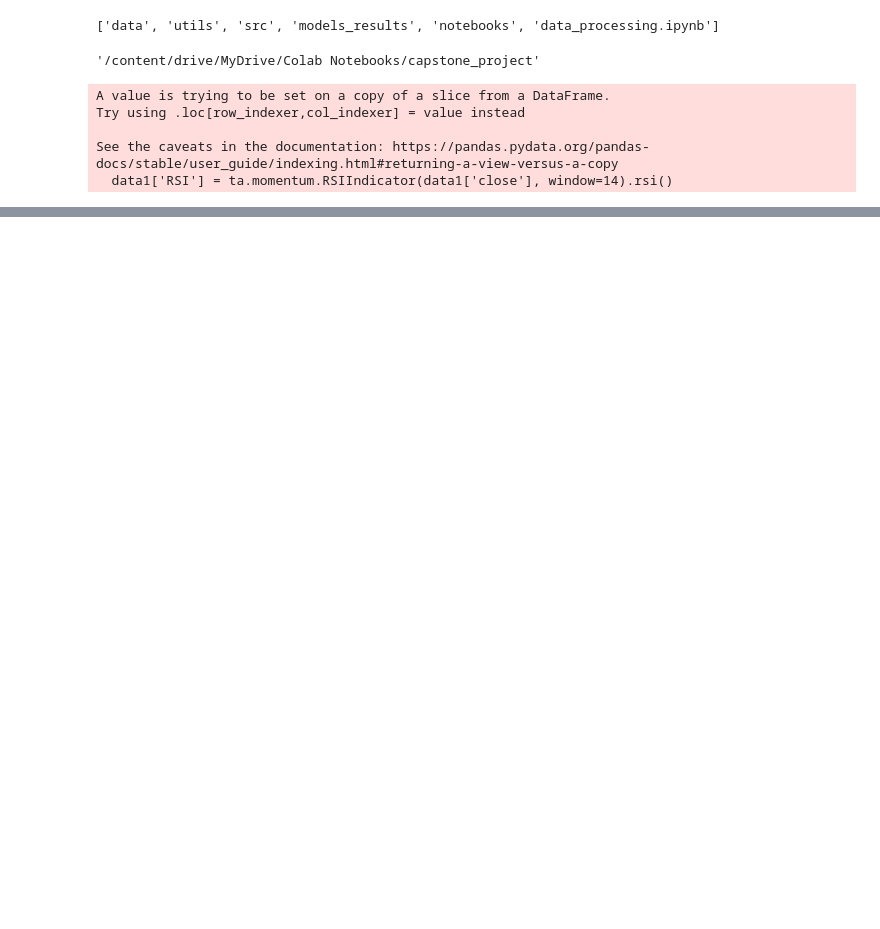
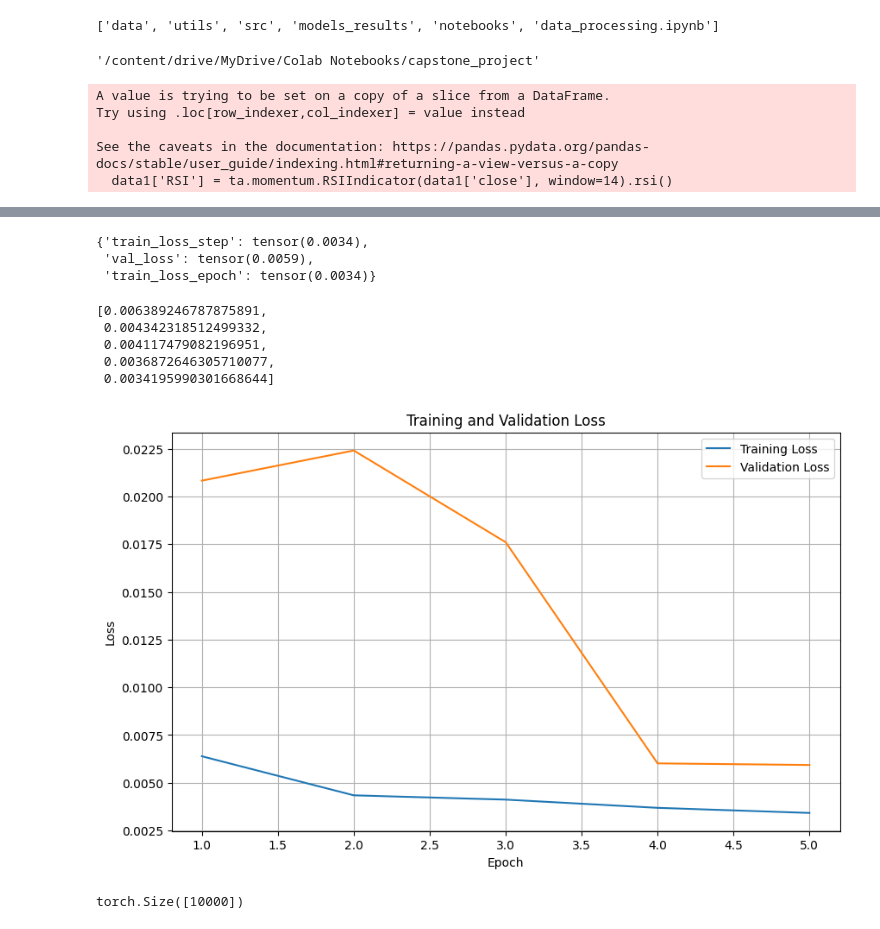
Before and after one commit to manikBS/omscs-capstone, a Jupyter notebook: yash_tft_1.ipynb, the cells around one changed output, grey strips where cells are left out. Drawn from its saved outputs; the diff is of its cells as text; code cells hidden in the pictures; blank space fills up the shorter version.

Commit message:
adding training and validation loss chart

```diff
--- a/yash_tft_1.ipynb
+++ b/yash_tft_1.ipynb
@@ -122,7 +104,7 @@ data1.dropna(axis=0, how='any', inplace=True)
 # add index column
 data1["time_idx"] = data1.index
 
-df = data1[:9000]
+df = data1[:10000]
 # %% [output]
 A value is trying to be set on a copy of a slice from a DataFrame.
 Try using .loc[row_indexer,col_indexer] = value instead
@@ -254,0 +258,34 @@ INFO:lightning.pytorch.utilities.rank_zero:`Trainer.fit` stopped: `max_epochs=10
+# %%
+metrics
+# %% [output]
+{'train_loss_step': tensor(0.0034),
+ 'val_loss': tensor(0.0059),
+ 'train_loss_epoch': tensor(0.0034)}
+# %%
+tft_lightning_module.train_losses_per_epoch
+# %% [output]
+[0.006389246787875891,
+ 0.004342318512499332,
+ 0.004117479082196951,
+ 0.0036872646305710077,
+ 0.0034195990301668644]
+# %%
+train_losses = tft_lightning_module.train_losses_per_epoch
+val_losses = tft_lightning_module.validation_losses_per_epoch
+
+# Create epoch array
+epochs = range(1, len(train_losses) + 1)
+
+# Plot the training and validation loss
+plt.figure(figsize=(10, 6))
+plt.plot(epochs, train_losses, label='Training Loss')
+plt.plot(epochs, val_losses, label='Validation Loss')
+
+plt.xlabel('Epoch')
+plt.ylabel('Loss')
+plt.title('Training and Validation Loss')
+plt.legend()
+plt.grid(True)
+plt.show()
+# %% [output]
+[figure, added]
@@ -255,3 +349,7 @@ INFO:lightning.pytorch.utilities.rank_zero:`Trainer.fit` stopped: `max_epochs=10
+# %%
+valid_dataloader.dataset.data['time'].size()
+# %% [output]
+torch.Size([10000])
 # %%
 # ---------------------------
 # 5. Make predictions
```
Also changed, not shown: parts of 9 cells of this notebook.
